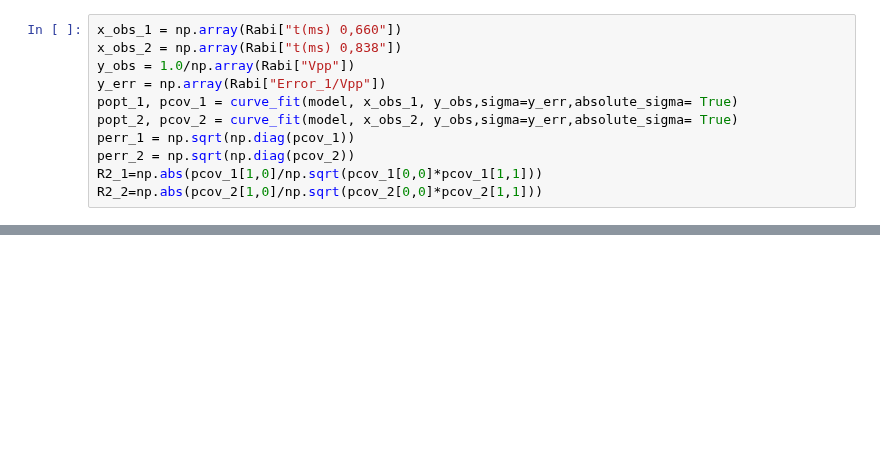
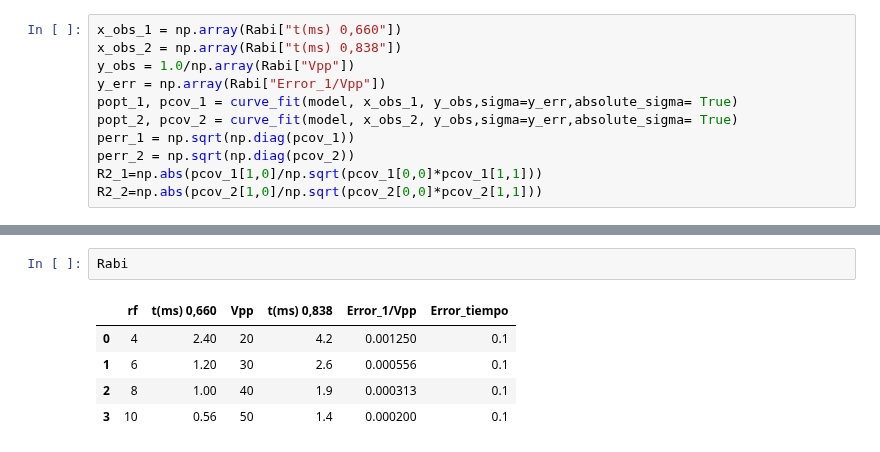
Before and after one commit to jamontanac/Laboratorio-Avanzado, a Jupyter notebook: Optical_Pumping/Analisis.ipynb, the cells around one changed output, grey strips where cells are left out. Saved outputs shown, nothing was run; the diff lists cells and outputs as text; blank space fills up the shorter version.

```diff
--- a/Optical_Pumping/Analisis.ipynb
+++ b/Optical_Pumping/Analisis.ipynb
@@ -97,0 +99,8 @@ plt.show()
+# %%
+Rabi
+# %% [output]
+|  | rf | t(ms) 0,660 | Vpp | t(ms) 0,838 | Error_1/Vpp | Error_tiempo |
+| 0 | 4 | 2.40 | 20 | 4.2 | 0.001250 | 0.1 |
+| 1 | 6 | 1.20 | 30 | 2.6 | 0.000556 | 0.1 |
+| 2 | 8 | 1.00 | 40 | 1.9 | 0.000313 | 0.1 |
+| 3 | 10 | 0.56 | 50 | 1.4 | 0.000200 | 0.1 |
```
Also changed, not shown: parts of 2 cells of this notebook, 2 other files.
